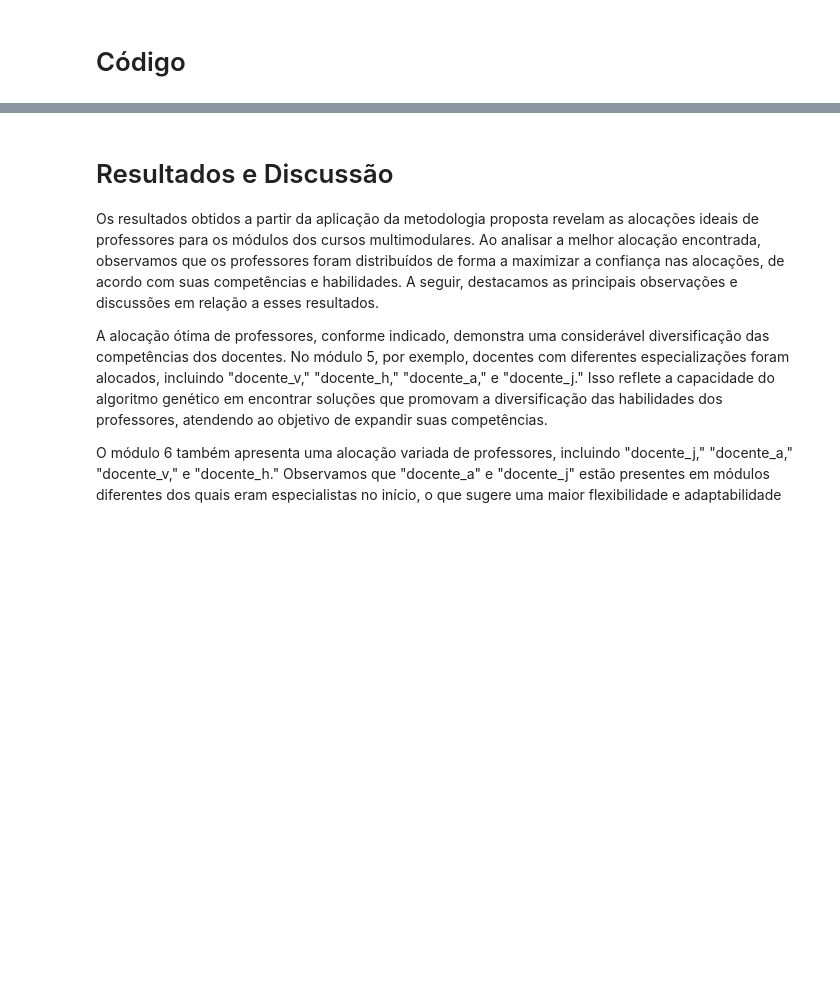
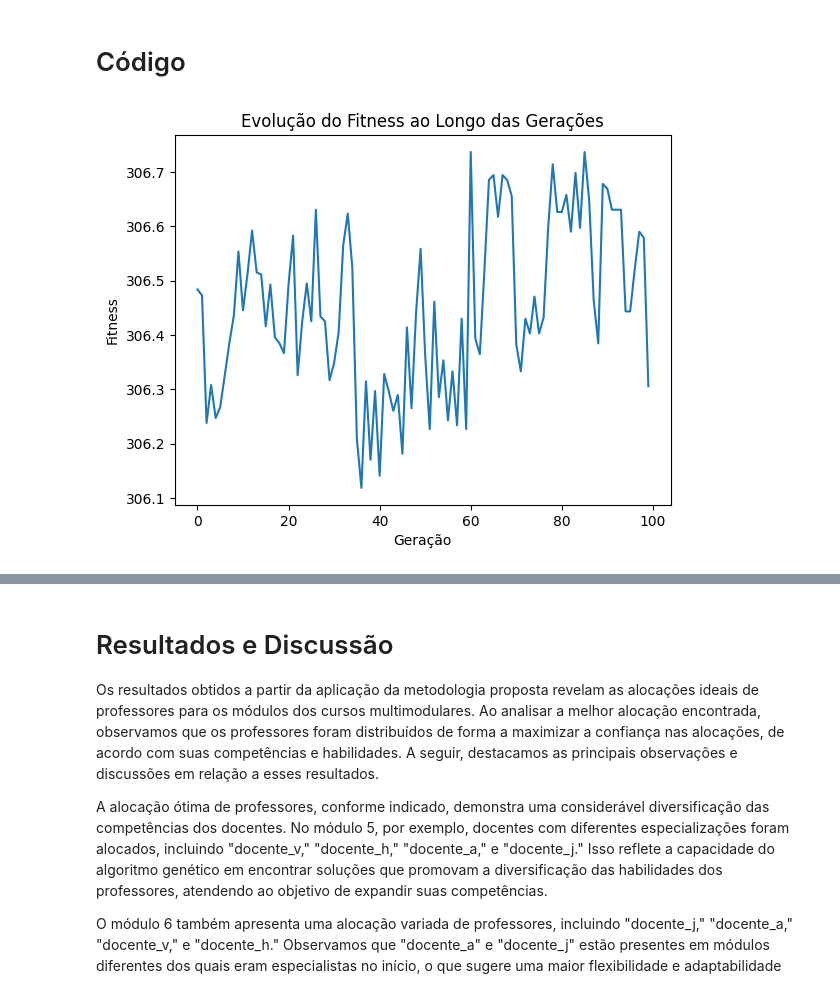
Before and after one commit to afonsolelis/programacao_natural, a Jupyter notebook: projeto/projeto.ipynb, the cells around one changed output, grey strips where cells are left out. Saved outputs shown, nothing was run; the diff lists cells and outputs as text; code cells hidden in the pictures; blank space fills up the shorter version.

```diff
--- a/projeto/projeto.ipynb
+++ b/projeto/projeto.ipynb
@@ -72,75 +72,62 @@ Esta metodologia proporciona uma estrutura sólida para abordar o desafiador pro
 # %%
 import pandas as pd
 import random
+import matplotlib.pyplot as plt
 
-# Função para calcular o fitness de uma alocação de professores
 def calcular_fitness(alocacao):
-    fitness = 0
+    total = 0
     for i, modulo in enumerate(alocacao):
-        assuntos_modulo = df_modulos.loc[i, ["assunto_1", "assunto_2", "assunto_3", "assunto_4"]]
-        for j, assunto in enumerate(assuntos_modulo):
-            docente = alocacao[i]
-            coluna_confianca = f"confianca_{j+1}"
-            confianca_str = df_professores.loc[df_professores["docente"] == docente, coluna_confianca].values[0]
-            confianca = float(confianca_str.replace(',', '.'))  # Substitui vírgula por ponto e converte para float
-            fitness += confianca
-    return fitness
+        assuntos = df_modulos.iloc[i][1:]
+        for j, assunto in enumerate(assuntos):
+            confianca = float(df_professores.loc[df_professores['docente'] == modulo, f'confianca_{j+1}'].values[0].replace(',', '.'))
+            total += confianca
+    return total
 
-# Carregar os dados dos CSV em DataFrames
 df_modulos = pd.read_csv("modulos.csv")
 df_professores = pd.read_csv("professores.csv")
 
-# Lista de professores
-professores = ["docente_v", "docente_a", "docente_h", "docente_j"]
+professores = df_professores['docente'].tolist()
 
-# Parâmetros do algoritmo genético
 tamanho_populacao = 100
 taxa_mutacao = 0.1
 num_geracoes = 100
 
-# Geração inicial da população
-populacao = []
-for _ in range(tamanho_populacao):
-    alocacao = []
-    for i in range(len(df_modulos)):
-        alocacao.append(random.choice(professores))
-    populacao.append(alocacao)
+populacao = [[random.choice(professores) for _ in range(len(df_modulos))] for _ in range(tamanho_populacao)]
 
-# Executar o algoritmo genético
-for geracao in range(num_geracoes):
-    # Avaliar a aptidão de cada solução
+historico_fitness = []
+
+for _ in range(num_geracoes):
     fitness = [calcular_fitness(alocacao) for alocacao in populacao]
+    historico_fitness.append(max(fitness))
 
-    # Seleção dos pais com base na aptidão
     pais = random.choices(populacao, weights=fitness, k=tamanho_populacao)
 
-    # Cruzamento (crossover)
     nova_populacao = []
     for i in range(0, tamanho_populacao, 2):
         pai1, pai2 = pais[i], pais[i+1]
-        ponto_corte = random.randint(1, len(df_modulos) - 1)
-        filho1 = pai1[:ponto_corte] + pai2[ponto_corte:]
-        filho2 = pai2[:ponto_corte] + pai1[ponto_corte:]
+        corte = random.randint(1, len(df_modulos) - 1)
+        filho1 = pai1[:corte] + pai2[corte:]
+        filho2 = pai2[:corte] + pai1[corte:]
         nova_populacao.extend([filho1, filho2])
 
-    # Mutação
     for i in range(tamanho_populacao):
         if random.random() < taxa_mutacao:
-            posicao = random.randint(0, len(df_modulos) - 1)
-            novo_professor = random.choice(professores)
-            populacao[i][posicao] = novo_professor
+            nova_populacao[i][random.randint(0, len(df_modulos) - 1)] = random.choice(professores)
 
     populacao = nova_populacao
 
-# Encontrar a melhor solução
 melhor_alocacao = max(populacao, key=calcular_fitness)
-melhor_fitness = calcular_fitness(melhor_alocacao)
 
-# Imprimir a melhor alocação de professores
+plt.plot(historico_fitness)
+plt.title("Evolução do Fitness ao Longo das Gerações")
+plt.xlabel("Geração")
+plt.ylabel("Fitness")
+plt.show()
+
 print("Melhor alocação de professores:")
-for i, modulo in enumerate(df_modulos["Módulo"]):
-    print(f"Módulo {modulo}: {melhor_alocacao[i]}")
-
-print(f"Melhor fitness: {melhor_fitness}")
+for i, modulo in enumerate(melhor_alocacao):
+    print(f"Módulo {i + 1}: {modulo}")
+print(f"Melhor fitness: {calcular_fitness(melhor_alocacao)}")
 # %% [output]
+[figure, added]
 Melhor alocação de professores:
```
Also changed, not shown: parts of 2 cells of this notebook, 2 other files.
